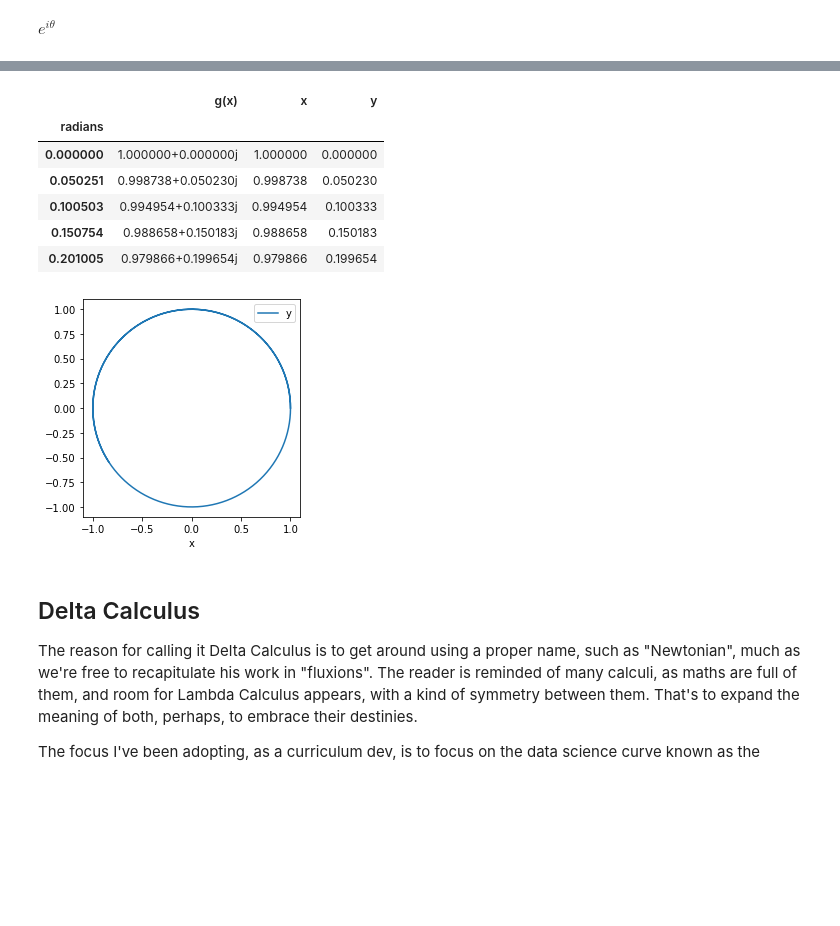
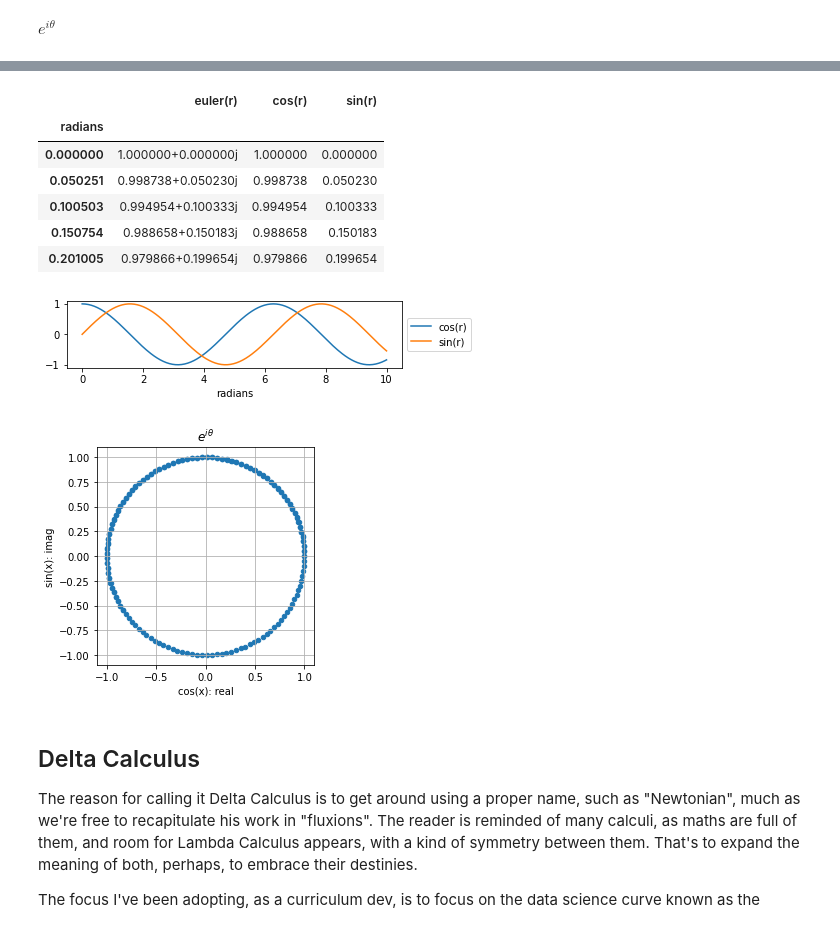
Before and after one commit to 4dsolutions/elite_school, a Jupyter notebook: ADS_highschool_math.ipynb, the cells around one changed output, grey strips where cells are left out. Drawn from its saved outputs; the diff is of its cells as text; code cells hidden in the pictures; blank space fills up the shorter version.

```diff
--- a/ADS_highschool_math.ipynb
+++ b/ADS_highschool_math.ipynb
@@ -150,11 +187,11 @@ expr
 # %% [output]
 $\displaystyle e^{i \theta}$
 # %%
-g = sp.lambdify(theta, expr, 'numpy')
+euler = sp.lambdify(theta, expr, 'numpy')
 # %%
-domain = np.linspace(0, 10, 200)
-data_g = pd.DataFrame({"g(x)": g(domain)},
-                      index = domain)
-data_g.index.name = 'radians'
-data_g.head()
+domain     = np.linspace(0, 10, 200)  # for wrapping around and around the circle
+data_euler = pd.DataFrame({"euler(r)": euler(domain)},  # r for radians
+                            index = domain)
+data_euler.index.name = 'radians'
+data_euler.head()
 # %% [output]
@@ -177,12 +214,13 @@ Data columns (total 1 columns):
 dtypes: complex128(1)
 memory usage: 4.7 KB
 # %%
-data_g["x"] = data_g["g(x)"].apply(lambda x: x.real)
-data_g["y"] = data_g["g(x)"].apply(lambda x: x.imag)
+euler_df = data_euler.copy() # keep a backup before adding columns
+euler_df["cos(r)"] = euler_df["euler(r)"].apply(lambda x: x.real)
+euler_df["sin(r)"] = euler_df["euler(r)"].apply(lambda x: x.imag)
 # %%
-data_g.head()
+euler_df.head()
 # %% [output]
-|  | g(x) | x | y |
+|  | euler(r) | cos(r) | sin(r) |
 | radians |  |  |  |
 | 0.000000 | 1.000000+0.000000j | 1.000000 | 0.000000 |
 | 0.050251 | 0.998738+0.050230j | 0.998738 | 0.050230 |
@@ -190,11 +228,20 @@ data_g.head()
 | 0.150754 | 0.988658+0.150183j | 0.988658 | 0.150183 |
 | 0.201005 | 0.979866+0.199654j | 0.979866 | 0.199654 |
 # %%
-data_g.plot(x="x",y="y")
-ax = plt.gca()
+ax = euler_df.plot(y=["cos(r)", "sin(r)"])
+ax.legend(loc='center left', bbox_to_anchor=(1.0, 0.5))
 ax.set_aspect("equal")
 # %% [output]
-[figure, old version]
+[figure, new version]
+# %%
+ax = euler_df.plot.scatter(x="cos(r)", y="sin(r)")
+ax.set_aspect("equal")
+ax.set_xlabel("cos(x): real")
+ax.set_ylabel("sin(x): imag")
+ax.set_title(r"$e^{i \theta}$")
+ax.grid(True)
+# %% [output]
+[figure, added]
 # %% [markdown]
 ## Delta Calculus
 
```
Also changed, not shown: parts of 28 cells of this notebook.
